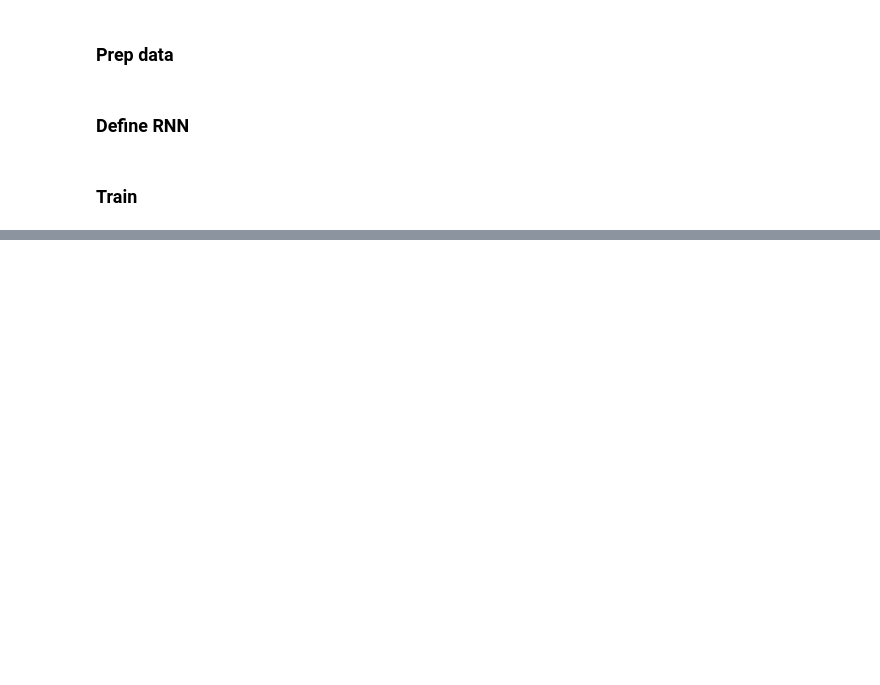
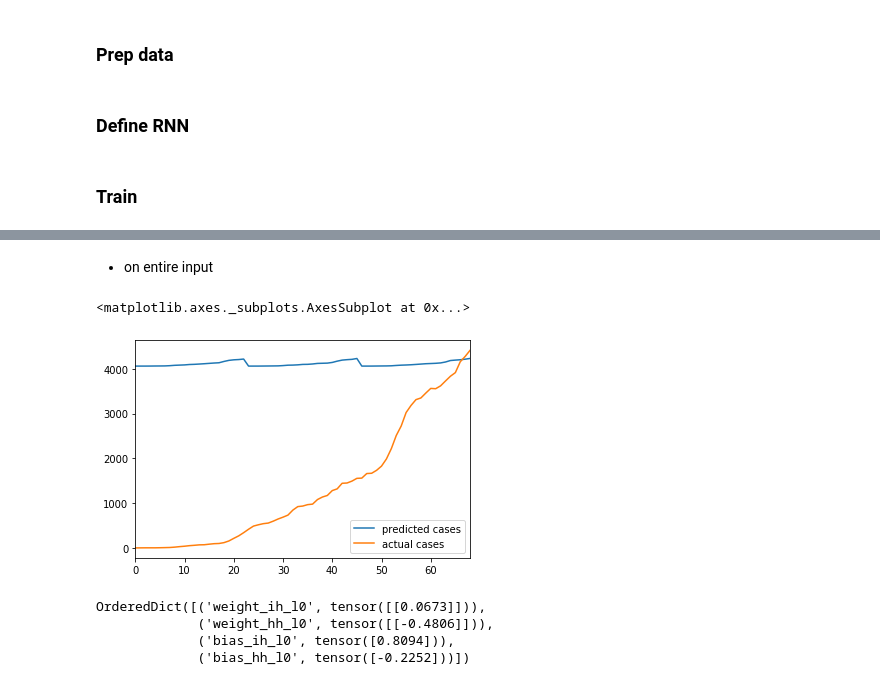
Before and after one commit to VICS-CORE/stats, a Jupyter notebook: 10_RNN.ipynb, the cells around one changed output, grey strips where cells are left out. Saved outputs shown, nothing was run; the diff lists cells and outputs as text; code cells hidden in the pictures; blank space fills up the shorter version.

```diff
--- a/10_RNN.ipynb
+++ b/10_RNN.ipynb
@@ -114,0 +113,25 @@ tensor([[[1.]],
+# %% [markdown]
+- on entire input
+# %%
+pred_vals = []
+out_vals = []
+for idx,i in enumerate(ip):
+    _, pred = model(i)
+    pred_vals.append(pred.item() * 10000)
+    out_vals.append(op[idx].item() * 10000)
+
+cmp_df = pd.DataFrame({
+    'predicted cases': pred_vals,
+    'actual cases': out_vals
+})
+cmp_df.plot()
+# %% [output]
+<matplotlib.axes._subplots.AxesSubplot at 0x...>
+[figure, added]
+# %%
+model.state_dict()
+# %% [output]
+OrderedDict([('weight_ih_l0', tensor([[0.0673]])),
+             ('weight_hh_l0', tensor([[-0.4806]])),
+             ('bias_ih_l0', tensor([0.8094])),
+             ('bias_hh_l0', tensor([-0.2252]))])
```
Also changed, not shown: parts of 6 cells of this notebook.
